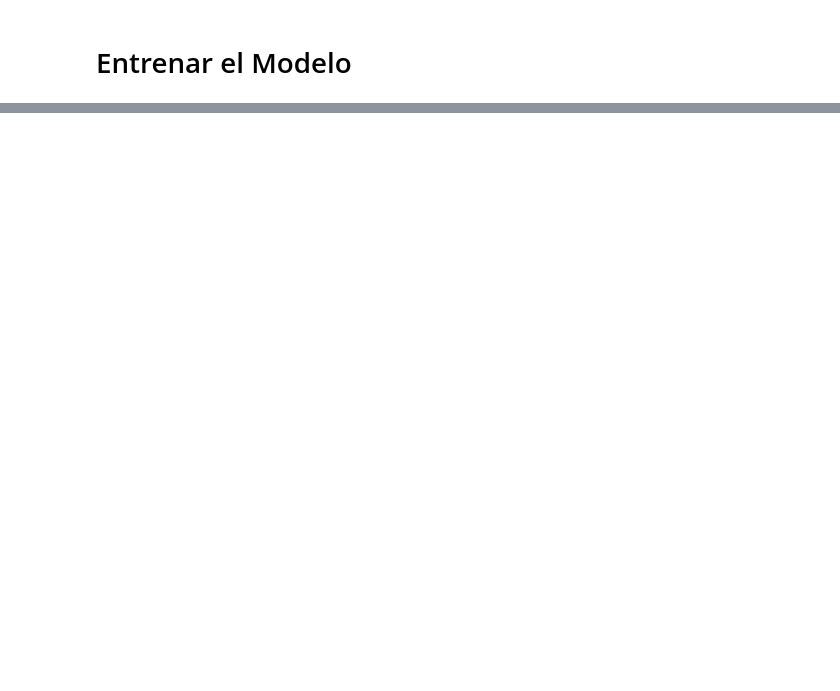
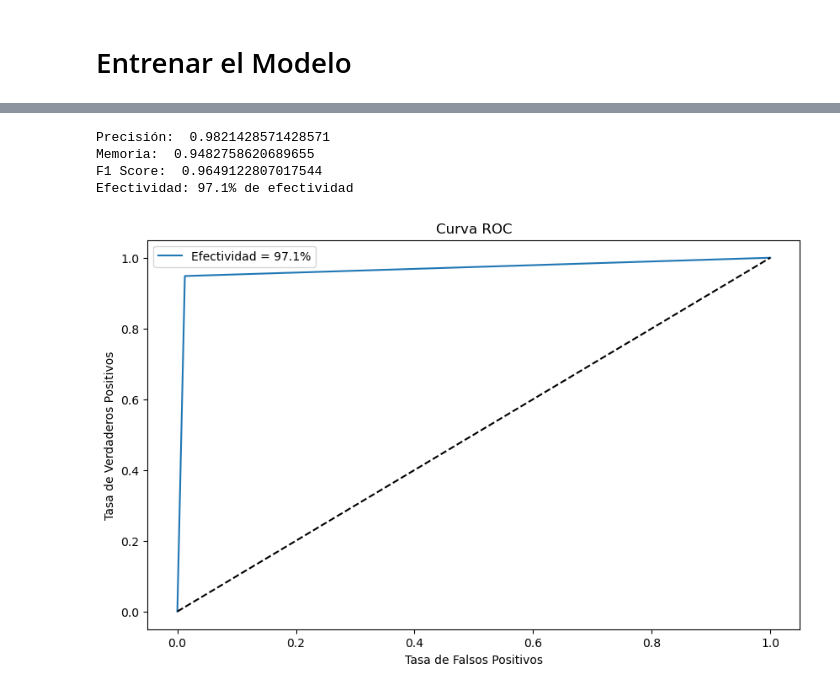
Before and after one commit to KaikoKill/Model-of-BCW, a Jupyter notebook: Model of BCW.ipynb, the cells around one changed output, grey strips where cells are left out. Saved outputs shown, nothing was run; the diff lists cells and outputs as text; code cells hidden in the pictures; blank space fills up the shorter version.

```diff
--- a/Model of BCW.ipynb
+++ b/Model of BCW.ipynb
@@ -235,0 +438,25 @@ Efectividad: 100.0% de efectividad
+# %%
+print('Precisión: ', precision_score(y_test, y_pred))
+print('Memoria: ', recall_score(y_test, y_pred))
+print('F1 Score: ', f1_score(y_test, y_pred))
+print(f"Efectividad: {round(accuracy_score(y_test, y_pred)*100,1 )}% de efectividad")
+
+# Calcular la curva ROC
+fpr, tpr, thresholds = roc_curve(y_test, y_pred)
+auc = accuracy_score(y_test, y_pred)
+
+# Visualizar la curva ROC
+plt.figure(figsize=(10, 6))
+plt.plot(fpr, tpr, label=f'Efectividad = {auc*100:.1f}%')
+plt.plot([0, 1], [0, 1], 'k--')
+plt.xlabel('Tasa de Falsos Positivos')
+plt.ylabel('Tasa de Verdaderos Positivos')
+plt.title('Curva ROC')
+plt.legend(loc='best')
+plt.show()
+# %% [output]
+Precisión:  0.9821428571428571
+Memoria:  0.9482758620689655
+F1 Score:  0.9649122807017544
+Efectividad: 97.1% de efectividad
+[figure, added]
```
Also changed, not shown: parts of 23 cells of this notebook.
